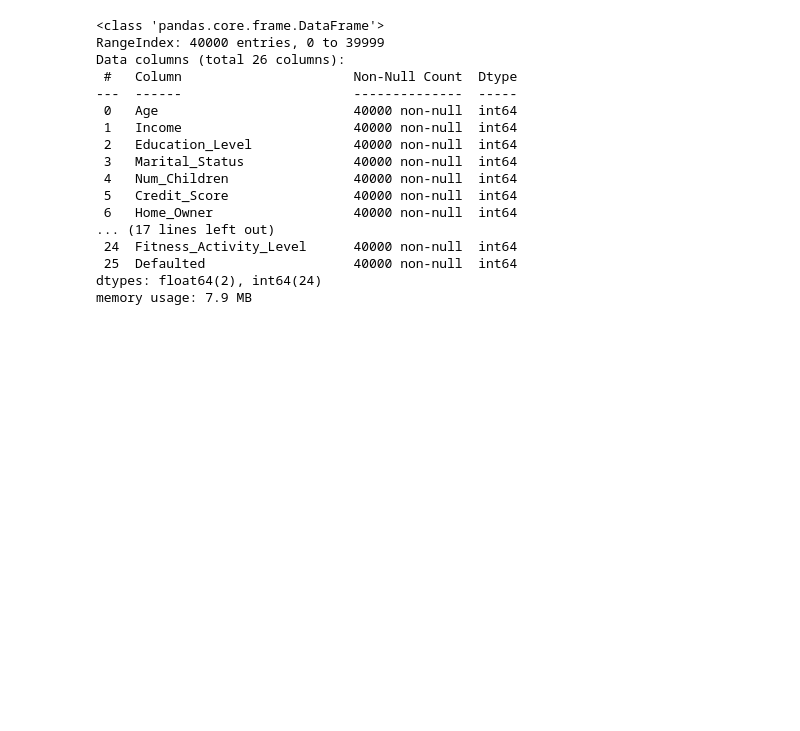
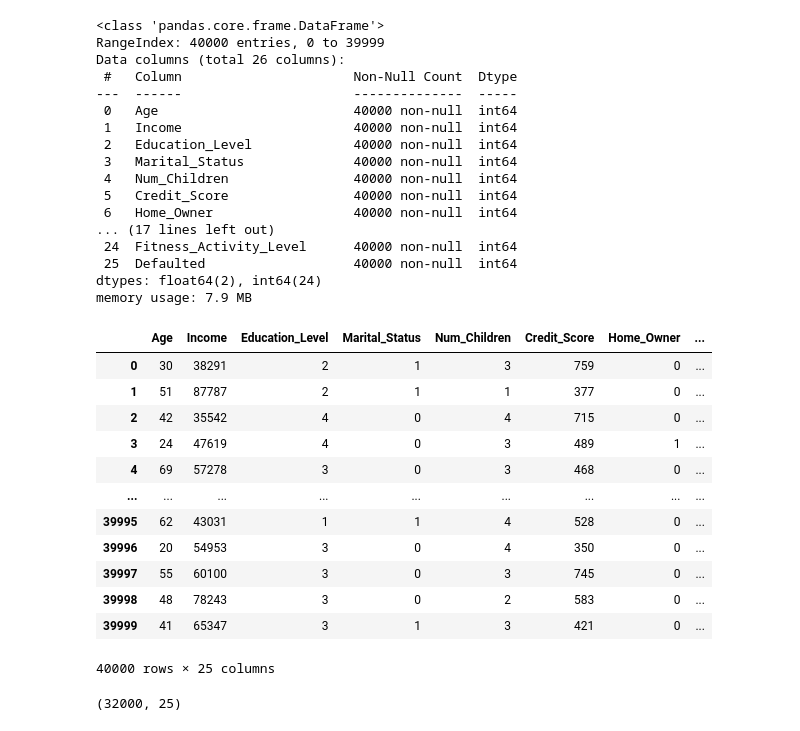
Before and after one commit to hahahang0/Machine-Learning, a Jupyter notebook: SomeRevisedConcepts/FeatureSelection/practical.ipynb, the cells around one changed output. Saved outputs shown, nothing was run; the diff lists cells and outputs as text; code cells hidden in the pictures; blank space fills up the shorter version.

```diff
--- a/SomeRevisedConcepts/FeatureSelection/practical.ipynb
+++ b/SomeRevisedConcepts/FeatureSelection/practical.ipynb
@@ -76,0 +84,16 @@ memory usage: 7.9 MB
+# %%
+X
+# %% [output]
+|  | Age | Income | Education_Level | Marital_Status | Num_Children | Credit_Score | Home_Owner | ... |
+| 0 | 30 | 38291 | 2 | 1 | 3 | 759 | 0 | ... |
+| 1 | 51 | 87787 | 2 | 1 | 1 | 377 | 0 | ... |
+| 2 | 42 | 35542 | 4 | 0 | 4 | 715 | 0 | ... |
+| 3 | 24 | 47619 | 4 | 0 | 3 | 489 | 1 | ... |
+| 4 | 69 | 57278 | 3 | 0 | 3 | 468 | 0 | ... |
+| ... | ... | ... | ... | ... | ... | ... | ... | ... |
+| 39995 | 62 | 43031 | 1 | 1 | 4 | 528 | 0 | ... |
+| 39996 | 20 | 54953 | 3 | 0 | 4 | 350 | 0 | ... |
+| 39997 | 55 | 60100 | 3 | 0 | 3 | 745 | 0 | ... |
+| 39998 | 48 | 78243 | 3 | 0 | 2 | 583 | 0 | ... |
+| 39999 | 41 | 65347 | 3 | 1 | 3 | 421 | 0 | ... |
+40000 rows × 25 columns
@@ -76,0 +102,4 @@ memory usage: 7.9 MB
+# %%
+X_train.shape
+# %% [output]
+(32000, 25)
```
Also changed, not shown: parts of 26 cells of this notebook.
